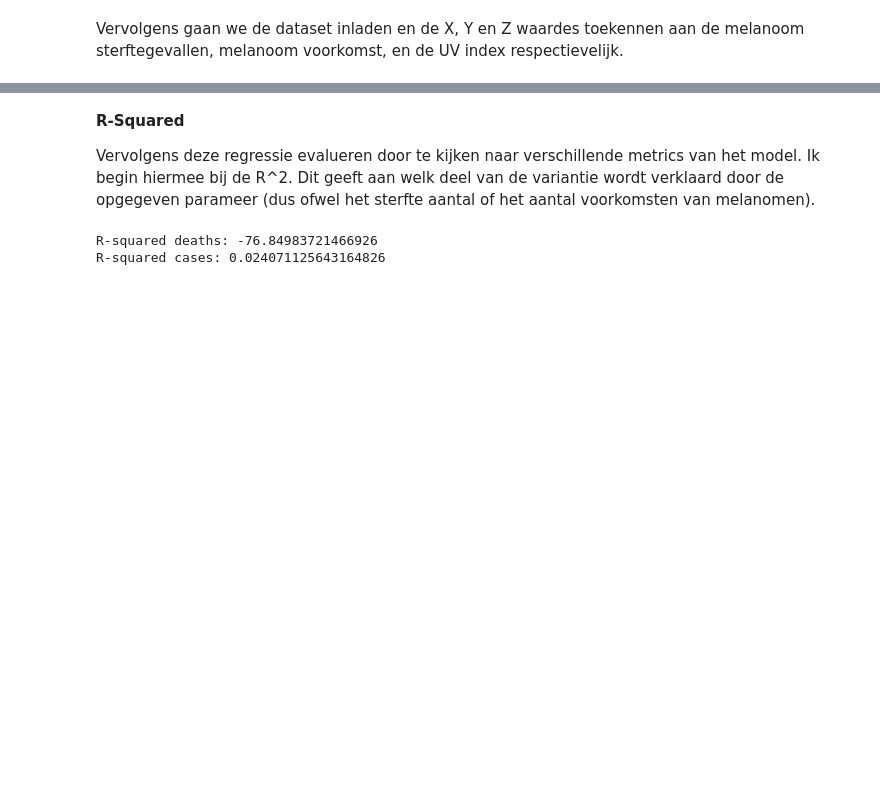
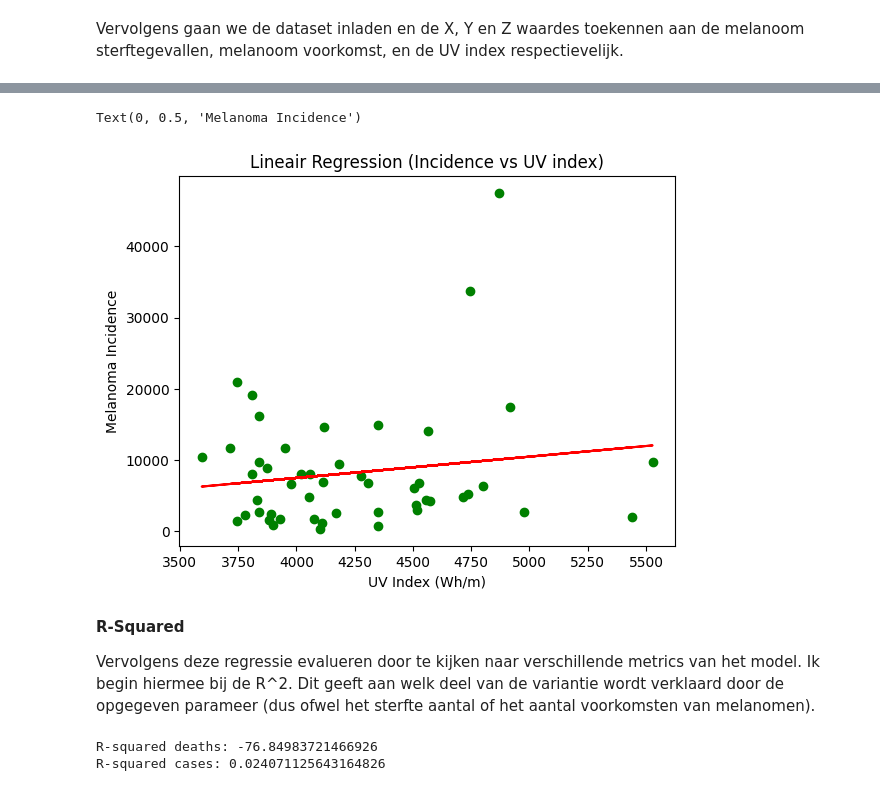
Before and after one commit to VeraSpek/datascience, a Jupyter notebook: model.ipynb, the cells around one changed output, grey strips where cells are left out. Cells and saved outputs as stored; diff of their text form; code cells hidden in the pictures; blank space fills up the shorter version.

```diff
--- a/model.ipynb
+++ b/model.ipynb
@@ -36,3 +40,15 @@ plt.plot(UV, deaths_prediction, color = 'blue')
+# %%
+incidence_model = lr.fit(UV, incidence)
+incidence_prediction_linear = lr.predict(UV)
+plt.scatter(UV,incidence, color = 'green')
+plt.plot(UV, incidence_prediction_linear, color = 'red')
+
+plt.title('Lineair Regression (Incidence vs UV index)')
+plt.xlabel('UV Index (Wh/m)')
+plt.ylabel('Melanoma Incidence')
+# %% [output]
+Text(0, 0.5, 'Melanoma Incidence')
+[figure, added]
 # %% [markdown]
 **R-Squared**
 
```
Also changed, not shown: parts of 19 cells of this notebook, 1 other file.
